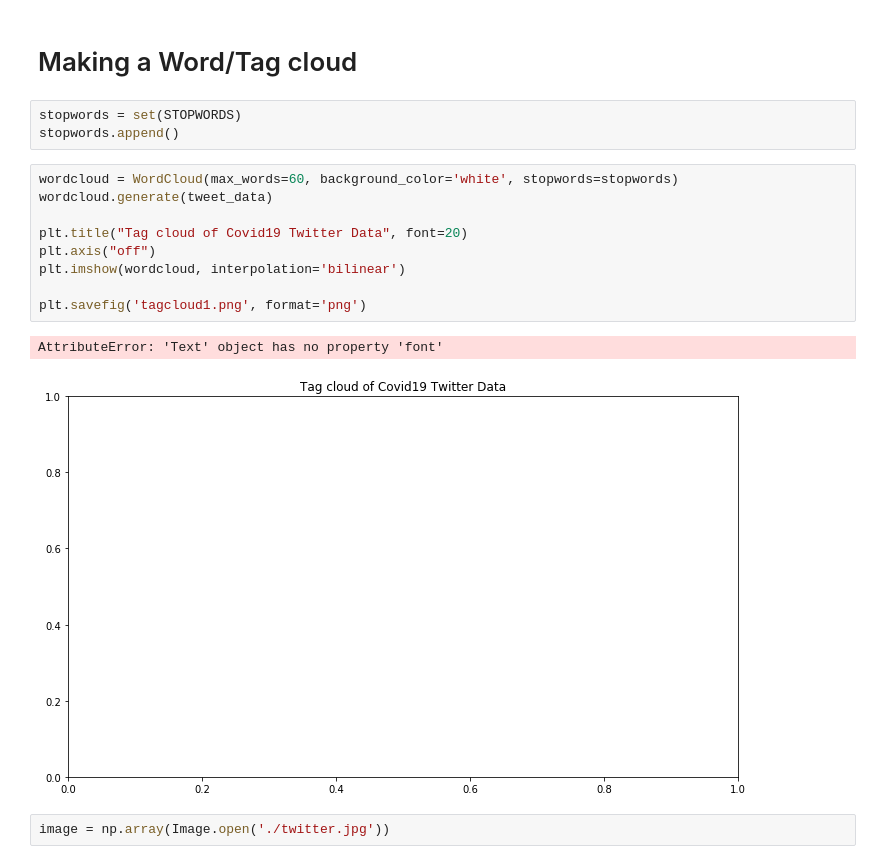
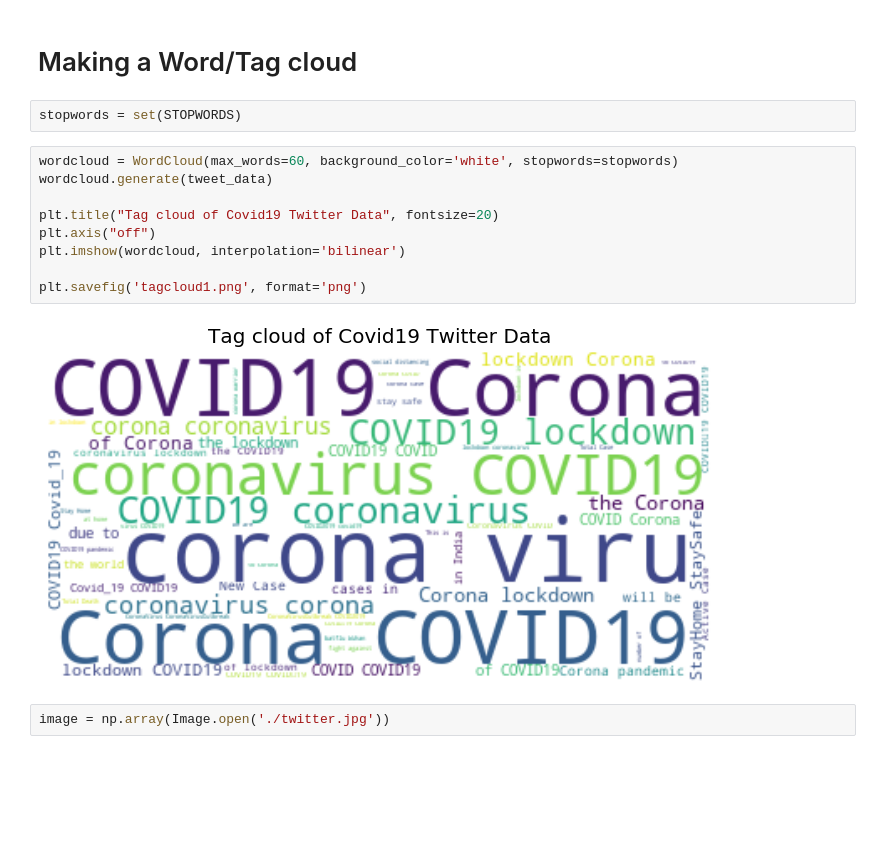
Before and after one commit to AnuragAnalog/Twitter-Data-Analysis, a Jupyter notebook: Exploratory Data Analysis on twitter data.ipynb, the cells around one changed output. Drawn from its saved outputs; the diff is of its cells as text; blank space fills up the shorter version.

```diff
--- a/Exploratory Data Analysis on twitter data.ipynb
+++ b/Exploratory Data Analysis on twitter data.ipynb
@@ -106,19 +109,17 @@ Total number of urls present in the data are: 79840
 # Making a Word/Tag cloud
 # %%
 stopwords = set(STOPWORDS)
-stopwords.append()
 # %%
 wordcloud = WordCloud(max_words=60, background_color='white', stopwords=stopwords)
 wordcloud.generate(tweet_data)
 
-plt.title("Tag cloud of Covid19 Twitter Data", font=20)
+plt.title("Tag cloud of Covid19 Twitter Data", fontsize=20)
 plt.axis("off")
 plt.imshow(wordcloud, interpolation='bilinear')
 
 plt.savefig('tagcloud1.png', format='png')
 # %% [output]
-AttributeError: 'Text' object has no property 'font'
-[figure, old version]
+[figure, new version]
 # %%
 image = np.array(Image.open('./twitter.jpg'))
 # %%
```
Also changed, not shown: parts of 12 cells of this notebook, 1 other file.
